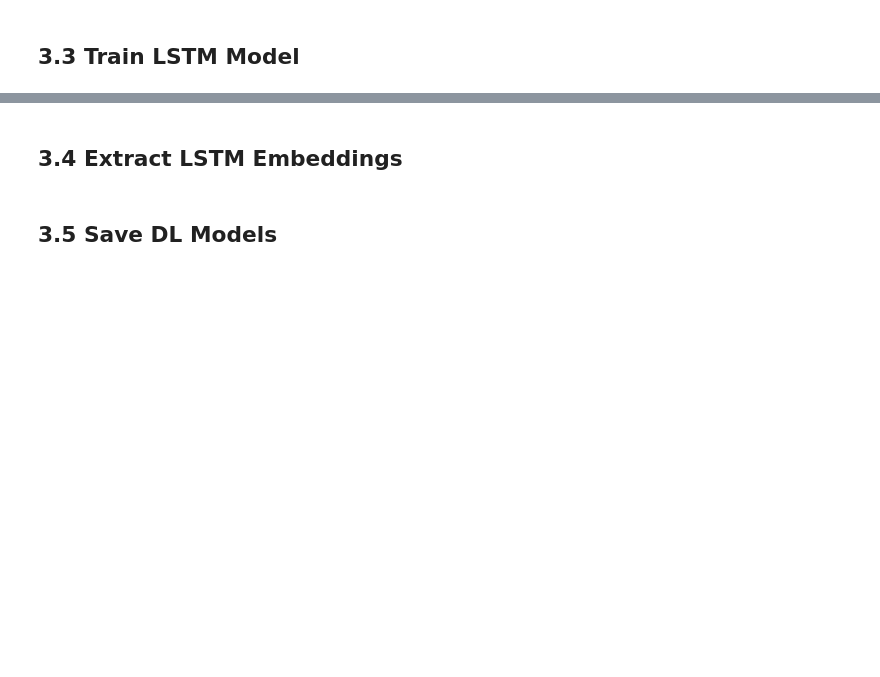
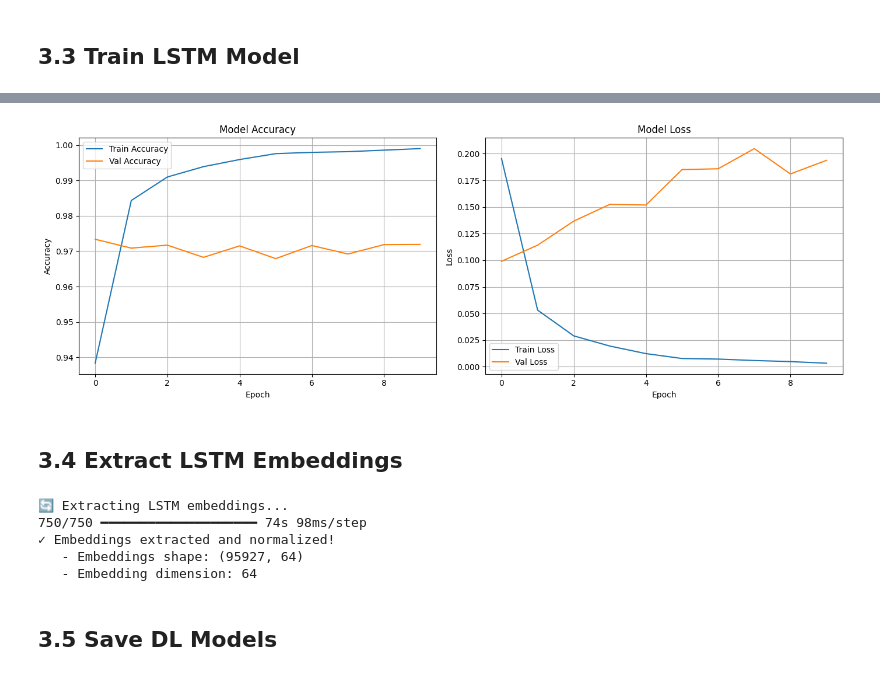
Before and after one commit to POPPz07/Miniprojects, a Jupyter notebook: NLP_DL/notebooks/complete_training_pipeline.ipynb, the cells around one changed output, grey strips where cells are left out. Drawn from its saved outputs; the diff is of its cells as text; code cells hidden in the pictures; blank space fills up the shorter version.

```diff
--- a/NLP_DL/notebooks/complete_training_pipeline.ipynb
+++ b/NLP_DL/notebooks/complete_training_pipeline.ipynb
@@ -79,4 +655,19 @@
 # %% [markdown]
 ## 3.3 Train LSTM Model
 # %%
-# Prepare labelsy_categorical = to_categorical(y_encoded, num_classes=len(label_encoder.classes_))print("🚀 Training LSTM model...")print("This will take several minutes...")history = dl_model.fit(    X_padded,    y_categorical,    epochs=10,    batch_size=32,    validation_split=0.2,    verbose=1)print("✓ Training complete!")
+# Prepare labels
+y_categorical = to_categorical(y_encoded, num_classes=len(label_encoder.classes_))
+
+print("🚀 Training LSTM model...")
+print("This will take several minutes...")
+
+history = dl_model.fit(
+    X_padded,
+    y_categorical,
+    epochs=10,
+    batch_size=32,
+    validation_split=0.2,
+    verbose=1
+)
+
+print("✓ Training complete!")
@@ -83,9 +692,53 @@
 # %%
-# Plot training curvesfig, (ax1, ax2) = plt.subplots(1, 2, figsize=(14, 5))ax1.plot(history.history['accuracy'], label='Train Accuracy')ax1.plot(history.history['val_accuracy'], label='Val Accuracy')ax1.set_title('Model Accuracy')ax1.set_xlabel('Epoch')ax1.set_ylabel('Accuracy')ax1.legend()ax1.grid(True)ax2.plot(history.history['loss'], label='Train Loss')ax2.plot(history.history['val_loss'], label='Val Loss')ax2.set_title('Model Loss')ax2.set_xlabel('Epoch')ax2.set_ylabel('Loss')ax2.legend()ax2.grid(True)plt.tight_layout()plt.show()
+# Plot training curves
+fig, (ax1, ax2) = plt.subplots(1, 2, figsize=(14, 5))
+
+ax1.plot(history.history['accuracy'], label='Train Accuracy')
+ax1.plot(history.history['val_accuracy'], label='Val Accuracy')
+ax1.set_title('Model Accuracy')
+ax1.set_xlabel('Epoch')
+ax1.set_ylabel('Accuracy')
+ax1.legend()
+ax1.grid(True)
+
+ax2.plot(history.history['loss'], label='Train Loss')
+ax2.plot(history.history['val_loss'], label='Val Loss')
+ax2.set_title('Model Loss')
+ax2.set_xlabel('Epoch')
+ax2.set_ylabel('Loss')
+ax2.legend()
+ax2.grid(True)
+
+plt.tight_layout()
+plt.show()
+# %% [output]
+[figure, added]
 # %% [markdown]
 ## 3.4 Extract LSTM Embeddings
 # %%
-# Create embedding extraction modelprint("🔄 Extracting LSTM embeddings...")input_layer = Input(shape=(MAX_LENGTH,))x = dl_model.get_layer('embedding')(input_layer)lstm_output = dl_model.get_layer('lstm')(x)embedding_model = Model(inputs=input_layer, outputs=lstm_output)# Extract embeddingstrain_embeddings = embedding_model.predict(X_padded, batch_size=128, verbose=1)# L2 normalizationtrain_embeddings_normalized = train_embeddings / np.linalg.norm(train_embeddings, axis=1, keepdims=True)print(f"✓ Embeddings extracted and normalized!")print(f"   - Embeddings shape: {train_embeddings_normalized.shape}")print(f"   - Embedding dimension: {train_embeddings_normalized.shape[1]}")
+# Create embedding extraction model
+print("🔄 Extracting LSTM embeddings...")
+
+input_layer = Input(shape=(MAX_LENGTH,))
+x = dl_model.get_layer('embedding')(input_layer)
+lstm_output = dl_model.get_layer('lstm')(x)
+embedding_model = Model(inputs=input_layer, outputs=lstm_output)
+
+# Extract embeddings
+train_embeddings = embedding_model.predict(X_padded, batch_size=128, verbose=1)
+
+# L2 normalization
+train_embeddings_normalized = train_embeddings / np.linalg.norm(train_embeddings, axis=1, keepdims=True)
+
+print(f"✓ Embeddings extracted and normalized!")
+print(f"   - Embeddings shape: {train_embeddings_normalized.shape}")
+print(f"   - Embedding dimension: {train_embeddings_normalized.shape[1]}")
+# %% [output]
+🔄 Extracting LSTM embeddings...
+750/750 ━━━━━━━━━━━━━━━━━━━━ 74s 98ms/step
+✓ Embeddings extracted and normalized!
+   - Embeddings shape: (95927, 64)
+   - Embedding dimension: 64
 # %% [markdown]
 ## 3.5 Save DL Models
 # %%
```
Also changed, not shown: parts of 40 cells of this notebook, 43 other files.
